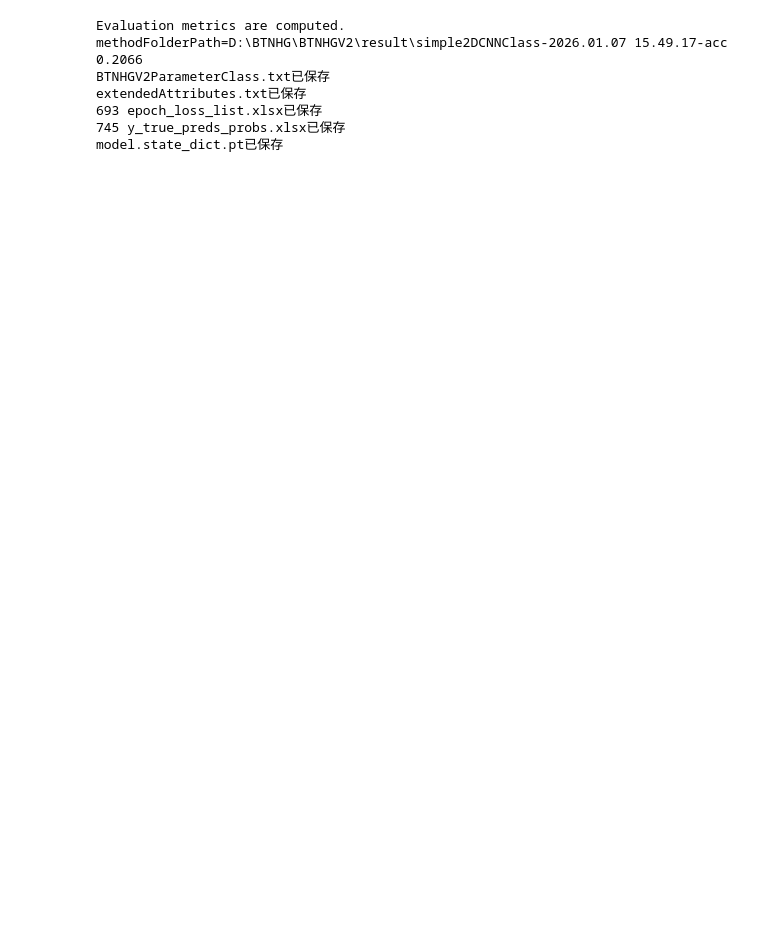
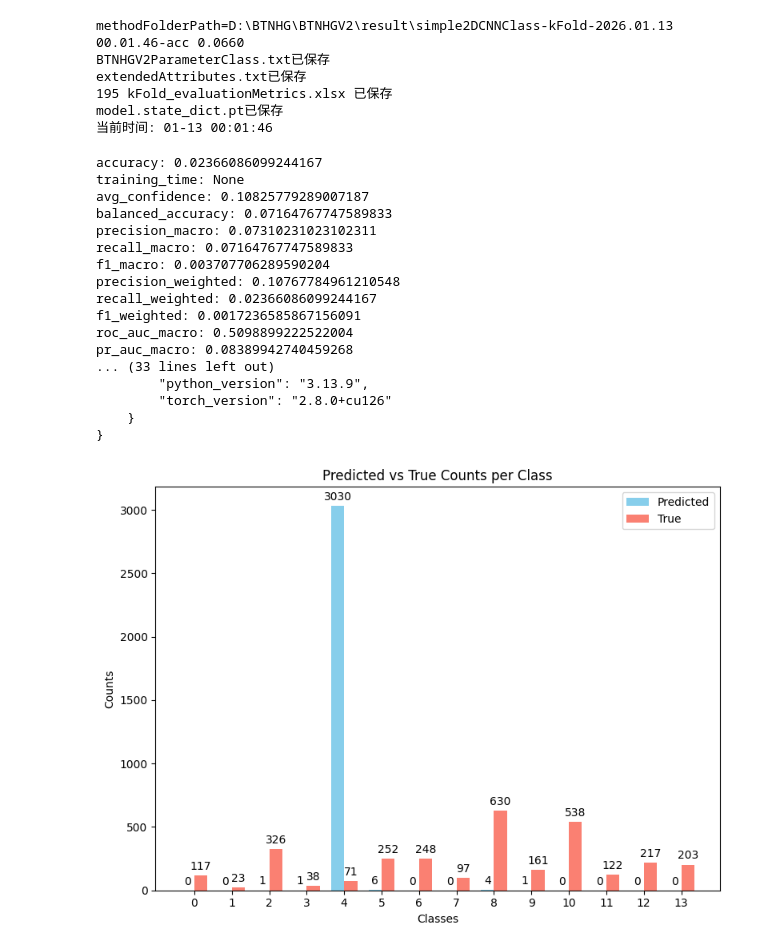
Before and after one commit to wy000000/BTNHG, a Jupyter notebook: addressTimeFeature/addressTimeDataFor_a_nn.ipynb, the cells around one changed output. Drawn from its saved outputs; the diff is of its cells as text; code cells hidden in the pictures; blank space fills up the shorter version.

Commit message:
addressTF ok

```diff
--- a/addressTimeFeature/addressTimeDataFor_a_nn.ipynb
+++ b/addressTimeFeature/addressTimeDataFor_a_nn.ipynb
@@ -85,16 +86,12 @@ from DataSetModelTrainerTesterClass import DataSetModelTrainerTesterClass
 from simple2DCNNClass import simple2DCNNClass
 from resultAnalysisClass import resultAnalysisClass
 
-model=simple2DCNNClass(addressTimeDataCls=addressTimeDataCls)
+model=simple2DCNNClass(addressTimeFeature_dataSet=addressTimeDataCls.addressTimeFeature_dataSet)
 
-TrainerTesterCls=DataSetModelTrainerTesterClass(model=model)
+TrainerTesterCls=DataSetModelTrainerTesterClass(model=model, addressTimeDataCls=addressTimeDataCls)
+# resultAnalyCls=TrainerTesterCls.train_test()
+resultAnalyCls=TrainerTesterCls.kFold_train_test()
 
-TrainerTesterCls.train_test()
-resultCls=resultAnalysisClass(model)
-resultCls.save()
-
-# TrainerTesterCls.kFold_train_test()
-# resultCls=resultAnalysisClass(model, kFold=True)
-# resultCls.save_kFold()
+print(f"当前时间: {time.strftime('%m-%d %H:%M:%S', time.localtime())}")
 # %% [output]
 using device: cuda
@@ -118,15 +114,39 @@ model.state_dict.pt已保存
 # %%
-from resultAnalysisClass import resultAnalysisClass
-importlib.reload(sys.modules['resultAnalysisClass'])
-from resultAnalysisClass import resultAnalysisClass
+# from resultAnalysisClass import resultAnalysisClass
+# importlib.reload(sys.modules['resultAnalysisClass'])
+# from resultAnalysisClass import resultAnalysisClass
 
-resultCls=resultAnalysisClass(model)
-resultCls.save()
+# resultAnalyCls.save()
+resultAnalyCls.save_kFold()
+print(f"当前时间: {time.strftime('%m-%d %H:%M:%S', time.localtime())}")
 # %% [output]
-Evaluation metrics are computed.
-methodFolderPath=D:\BTNHG\BTNHGV2\result\simple2DCNNClass-2026.01.07 15.49.17-acc 0.2066
+methodFolderPath=D:\BTNHG\BTNHGV2\result\simple2DCNNClass-kFold-2026.01.13 00.01.46-acc 0.0660
 BTNHGV2ParameterClass.txt已保存
 extendedAttributes.txt已保存
-693 epoch_loss_list.xlsx已保存
-745 y_true_preds_probs.xlsx已保存
+195 kFold_evaluationMetrics.xlsx 已保存
 model.state_dict.pt已保存
+当前时间: 01-13 00:01:46
+# %%
+resultAnalyCls.showEvaluationMetrics()
+resultAnalyCls.showExtendedAttributes()
+resultAnalyCls.plot_true_pred_counts()
+resultAnalyCls.plot_confusion_matrix()
+# %% [output]
+accuracy: 0.02366086099244167
+training_time: None
+avg_confidence: 0.10825779289007187
+balanced_accuracy: 0.07164767747589833
+precision_macro: 0.07310231023102311
+recall_macro: 0.07164767747589833
+f1_macro: 0.003707706289590204
+precision_weighted: 0.10767784961210548
+recall_weighted: 0.02366086099244167
+f1_weighted: 0.0017236585867156091
+roc_auc_macro: 0.5098899222522004
+pr_auc_macro: 0.08389942740459268
+... (33 lines left out)
+        "python_version": "3.13.9",
+        "torch_version": "2.8.0+cu126"
+    }
+}
+[figure, added]
```
Also changed, not shown: parts of 4 cells of this notebook, 4 other files.
